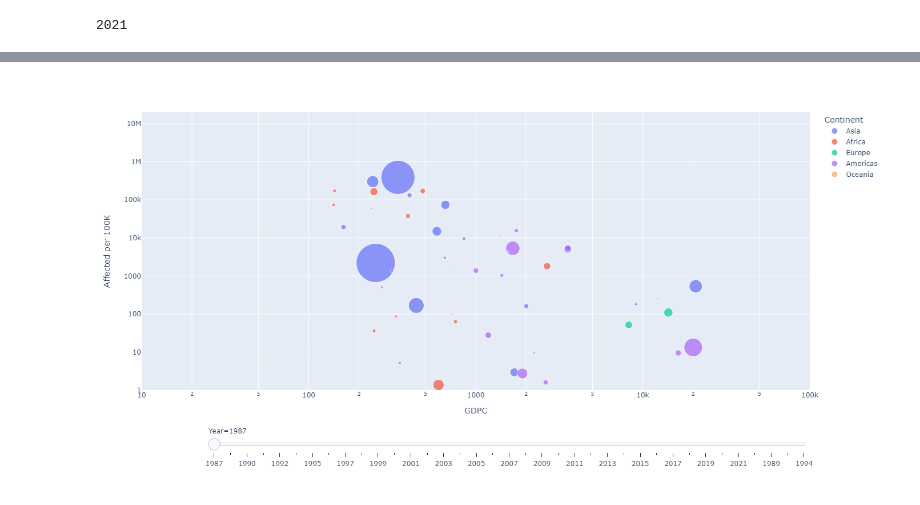
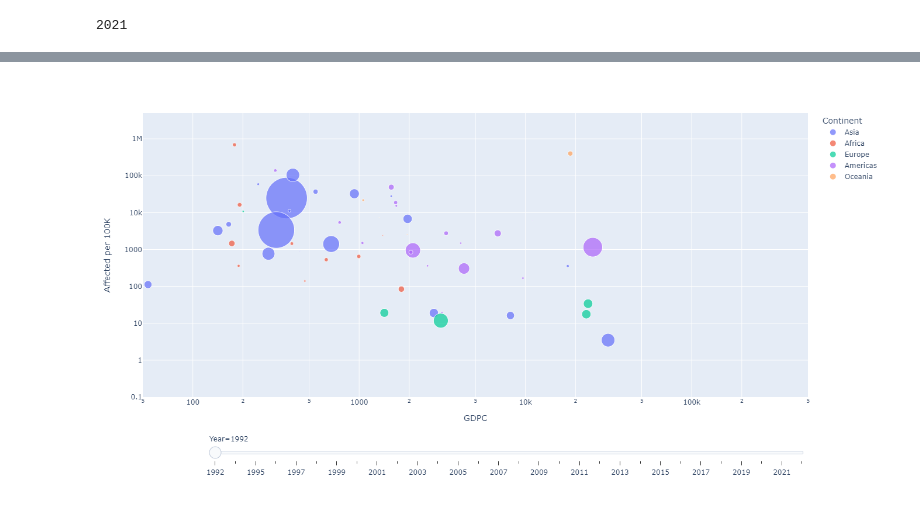
Before and after one commit to vaggkall/Natural_Disasters_Visualisations, a Jupyter notebook: Natural_Disasters_GDP.ipynb, the cells around one changed output, grey strips where cells are left out. Cells and saved outputs as stored; diff of their text form; code cells hidden in the pictures.

```diff
--- a/Natural_Disasters_GDP.ipynb
+++ b/Natural_Disasters_GDP.ipynb
@@ -445,5 +325,5 @@ ND_GDPC_1910 = ND_GDPC[ND_GDPC['Year'] >= 2010]
 # %%
-ND_GDPC_1985 = ND_GDPC[ND_GDPC['Year'] >= 1985]
+ND_GDPC_1992 = ND_GDPC[ND_GDPC['Year'] >= 1992]
 # %%
 years = list(range(1992, 2022))
 # %%
@@ -486,11 +366,12 @@ fig.show()
 # %%
 df = px.data.gapminder()
-fig = px.scatter(ND_GDPC_1985, x="GDPC", y="Affected per 100K", animation_frame="Year", animation_group="Country",
+fig = px.scatter(ND_GDPC_1992, x="GDPC", y="Affected per 100K", animation_frame="Year", animation_group="Country",
            size="population", color="Continent", hover_name="Country",
-           log_x=True, log_y=True, size_max=55, range_x=[10,100000], range_y=[1,20000000])
+           log_x=True, log_y=True, size_max=55, range_x=[50,500000], range_y=[0.1,5000000])
 
 fig["layout"].pop("updatemenus") # optional, drop animation buttons
 fig.update_layout(width=900, height=700)
+fig.write_html("scatter_gdpc.html")
 fig.show()
 # %% [output]
-[figure, old version]
+[figure, new version]
```
Also changed, not shown: parts of 52 cells of this notebook, 4 other files.
